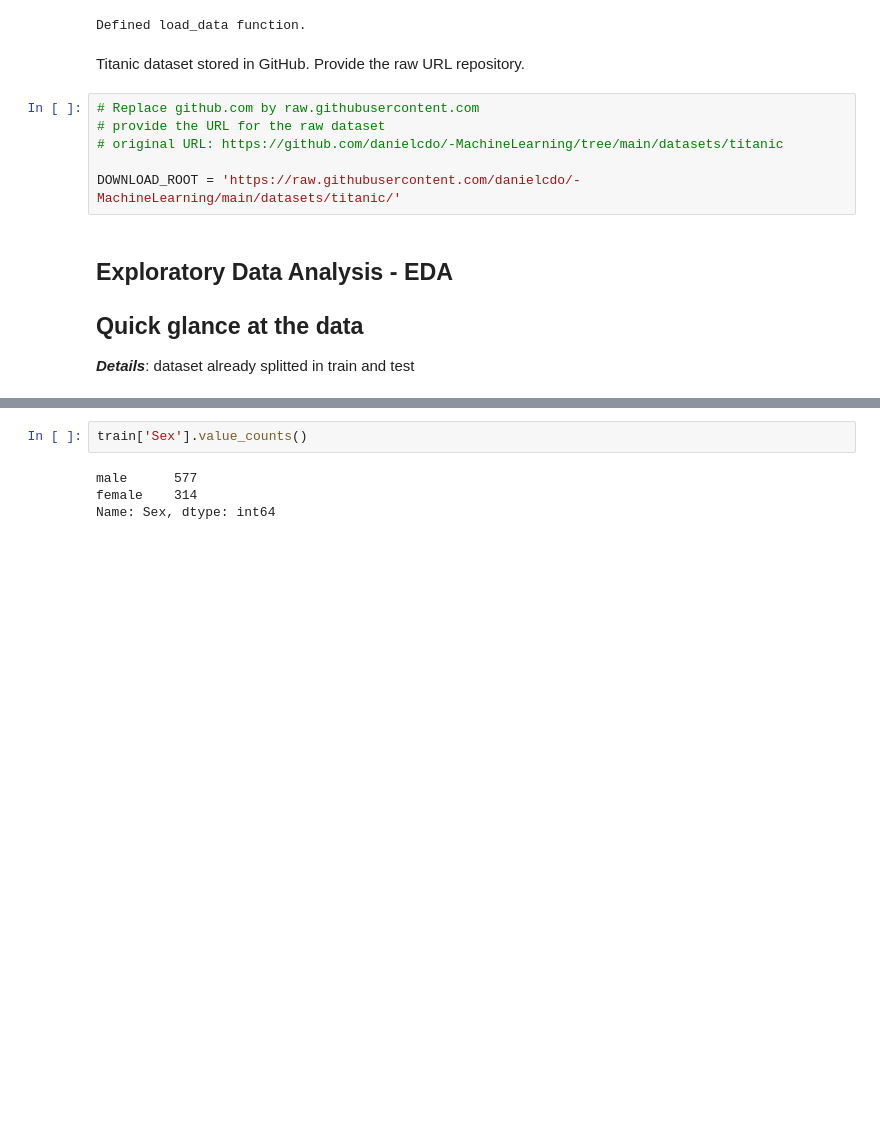
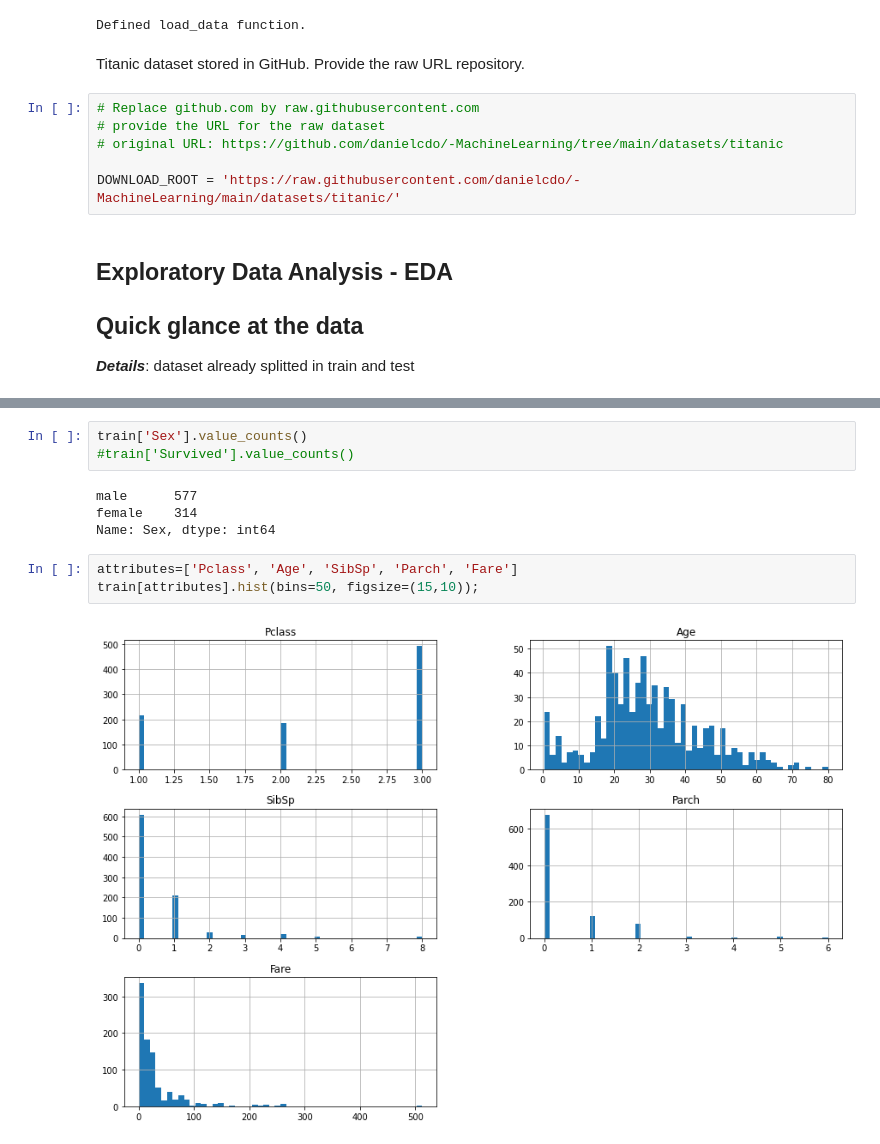
Before and after one commit to danielcdo/-MachineLearning, a Jupyter notebook: titanicLogisticRegression.ipynb, the cells around one changed output, grey strips where cells are left out. Drawn from its saved outputs; the diff is of its cells as text; blank space fills up the shorter version.

```diff
--- a/titanicLogisticRegression.ipynb
+++ b/titanicLogisticRegression.ipynb
@@ -47,6 +67,12 @@ train.head()
 # %%
 train['Sex'].value_counts()
+#train['Survived'].value_counts()
 # %% [output]
 male      577
 female    314
 Name: Sex, dtype: int64
+# %%
+attributes=['Pclass', 'Age', 'SibSp', 'Parch', 'Fare']
+train[attributes].hist(bins=50, figsize=(15,10));
+# %% [output]
+[figure, added]
```
Also changed, not shown: parts of 13 cells of this notebook.
